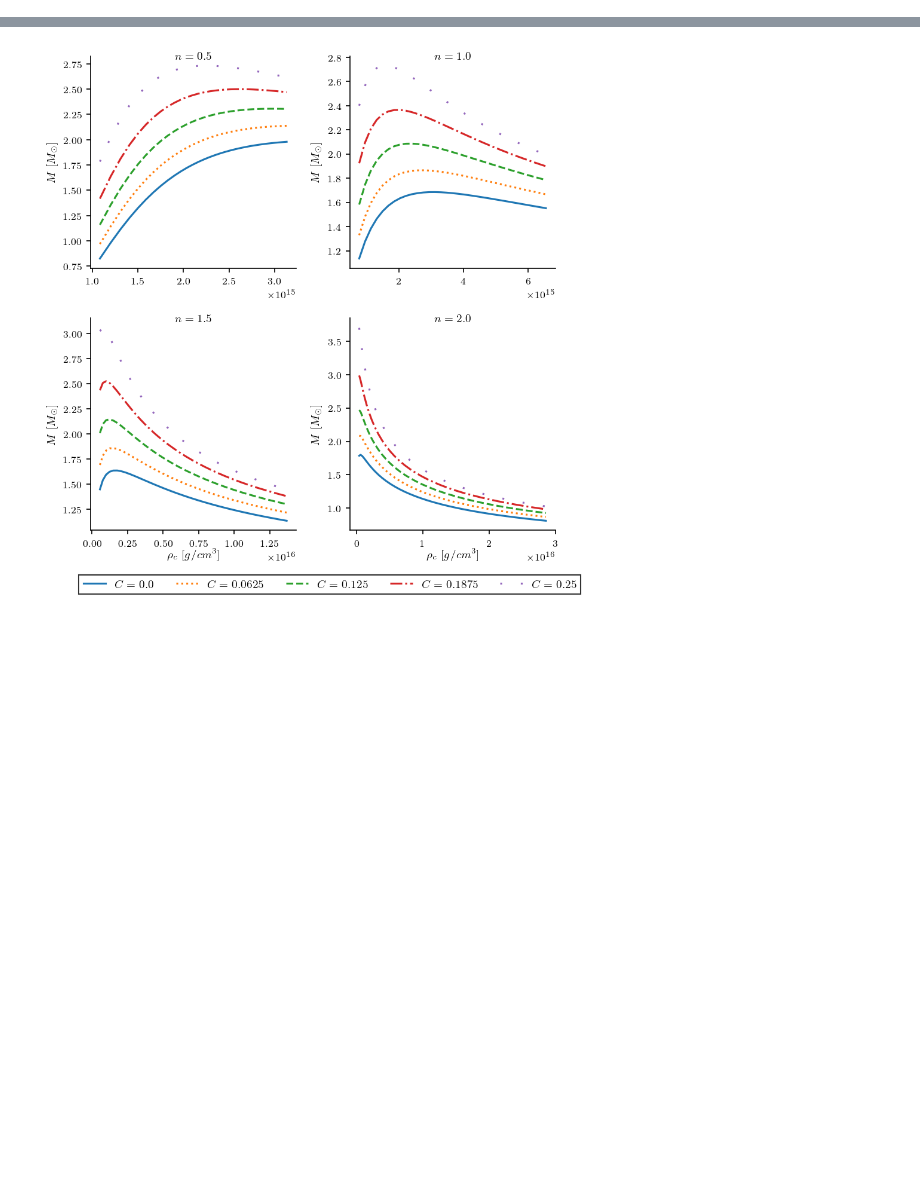
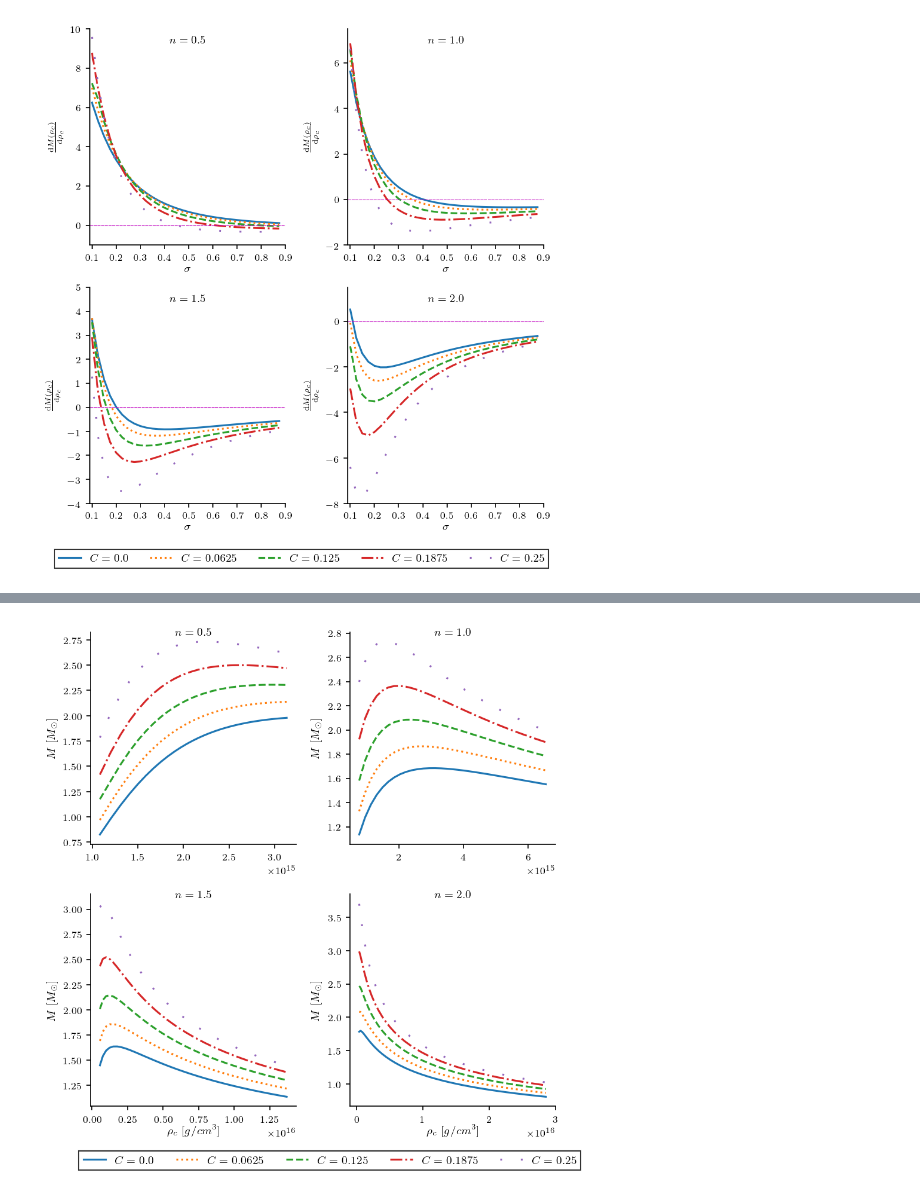
Before and after one commit to danielfsu/TrabajoDeInvestigacion, a Jupyter notebook: Polítropa_Maestra/Polítropa Maestra - H-Z-N - Gráfica.ipynb, the cells around one changed output, grey strips where cells are left out. Cells and saved outputs as stored; diff of their text form; code cells hidden in the pictures; blank space fills up the shorter version.

```diff
--- a/Polítropa_Maestra/Polítropa Maestra - H-Z-N - Gráfica.ipynb
+++ b/Polítropa_Maestra/Polítropa Maestra - H-Z-N - Gráfica.ipynb
@@ -146,0 +334,74 @@ LineStyles = ['solid', 'dotted', 'dashed', 'dashdot', (0,(1,10)), (0,(5,10)), (0
+# %%
+axes = ()
+fig, axes = plt.subplots(nrows=2,ncols=2,figsize=(6,6),dpi=150)
+
+for j in range(len(Lista_C)):
+
+    # Diferenciación discreta de las soluciones obtenidas
+    dmdrho0 = diff(Lista_M[0][j])/diff(Lista_sigma_m[0][j])
+    Lista_sigma_m0 = Lista_sigma_m[0][j][:-1]
+
+    dmdrho1 = diff(Lista_M[1][j])/diff(Lista_sigma_m[1][j])
+    Lista_sigma_m1 = Lista_sigma_m[1][j][:-1]
+
+    dmdrho2 = diff(Lista_M[2][j])/diff(Lista_sigma_m[2][j])
+    Lista_sigma_m2 = Lista_sigma_m[2][j][:-1]
+
+    dmdrho3 = diff(Lista_M[3][j])/diff(Lista_sigma_m[3][j])
+    Lista_sigma_m3 = Lista_sigma_m[3][j][:-1]
+
+    axes[0][0].plot(Lista_sigma_m0,dmdrho0,linestyle=LineStyles[j])
+    axes[0][1].plot(Lista_sigma_m1,dmdrho1,linestyle=LineStyles[j])
+    axes[1][0].plot(Lista_sigma_m2,dmdrho2,linestyle=LineStyles[j])
+    axes[1][1].plot(Lista_sigma_m3,dmdrho3,linestyle=LineStyles[j],label=r'$C = {}$'.format(Lista_C[j]))
+
+axes[0][0].set_xticks([0.1,0.2,0.3,0.4,0.5,0.6,0.7,0.8,0.9])
+axes[0][0].set_xlabel(r'$\sigma$',fontsize=9)
+axes[0][0].set_ylabel(r'$\frac{\mathrm{d}M(\rho_c)}{\mathrm{d}\rho_c}$',fontsize=9)
+axes[0][0].set_xbound(0.09,0.9)
+axes[0][0].set_ybound(-1.0,10.0)
+axes[0][0].xaxis.set_label_coords(0.5,-0.0875)
+axes[0][0].set_title(r'$n = %.1f$'%(Lista_n[0]),x=0.5,y=0.9,fontsize=9)
+axes[0][0].spines['right'].set_color('none')
+axes[0][0].spines['top'].set_color('none')
+axes[0][0].axhline(y=0,color='m',linestyle=(0,(5,1)),linewidth=0.5)
+
+axes[0][1].set_xticks([0.1,0.2,0.3,0.4,0.5,0.6,0.7,0.8,0.9])
+axes[0][1].set_xlabel(r'$\sigma$',fontsize=9)
+axes[0][1].set_ylabel(r'$\frac{\mathrm{d}M(\rho_c)}{\mathrm{d}\rho_c}$',fontsize=9)
+axes[0][1].set_xbound(0.09,0.9)
+axes[0][1].set_ybound(-2.0,7.5)
+axes[0][1].xaxis.set_label_coords(0.5,-0.0875)
+axes[0][1].set_title(r'$n = %.1f$'%(Lista_n[1]),x=0.5,y=0.9,fontsize=9)
+axes[0][1].spines['right'].set_color('none')
+axes[0][1].spines['top'].set_color('none')
+axes[0][1].axhline(y=0,color='m',linestyle=(0,(5,1)),linewidth=0.5)
+
+axes[1][0].set_xticks([0.1,0.2,0.3,0.4,0.5,0.6,0.7,0.8,0.9])
+axes[1][0].set_xlabel(r'$\sigma$',fontsize=9)
+axes[1][0].set_ylabel(r'$\frac{\mathrm{d}M(\rho_c)}{\mathrm{d}\rho_c}$',fontsize=9)
+axes[1][0].set_xbound(0.09,0.9)
+axes[1][0].set_ybound(-4.0,5.0)
+axes[1][0].xaxis.set_label_coords(0.5,-0.0875)
+axes[1][0].set_title(r'$n = %.1f$'%(Lista_n[2]),x=0.5,y=0.9,fontsize=9)
+axes[1][0].spines['right'].set_color('none')
+axes[1][0].spines['top'].set_color('none')
+axes[1][0].axhline(y=0,color='m',linestyle=(0,(5,1)),linewidth=0.5)
+
+axes[1][1].set_xticks([0.1,0.2,0.3,0.4,0.5,0.6,0.7,0.8,0.9])
+axes[1][1].set_xlabel(r'$\sigma$',fontsize=9)
+axes[1][1].set_ylabel(r'$\frac{\mathrm{d}M(\rho_c)}{\mathrm{d}\rho_c}$',fontsize=9)
+axes[1][1].set_ybound(-8.0,1.5)
+axes[1][1].set_xbound(0.09,0.9)
+axes[1][1].xaxis.set_label_coords(0.5,-0.0875)
+axes[1][1].set_title(r'$n = %.1f$'%(Lista_n[3]),x=0.5,y=0.9,fontsize=9)
+axes[1][1].spines['right'].set_color('none')
+axes[1][1].spines['top'].set_color('none')
+axes[1][1].axhline(y=0,color='m',linestyle=(0,(5,1)),linewidth=0.5)
+axes[1][1].legend(ncol=5, loc=(-1.5,-0.3),fontsize=9,edgecolor='k',fancybox=False)
+
+fig.tight_layout()
+
+plt.show()
+# %% [output]
+[figure, added]
```
Also changed, not shown: parts of 17 cells of this notebook.
